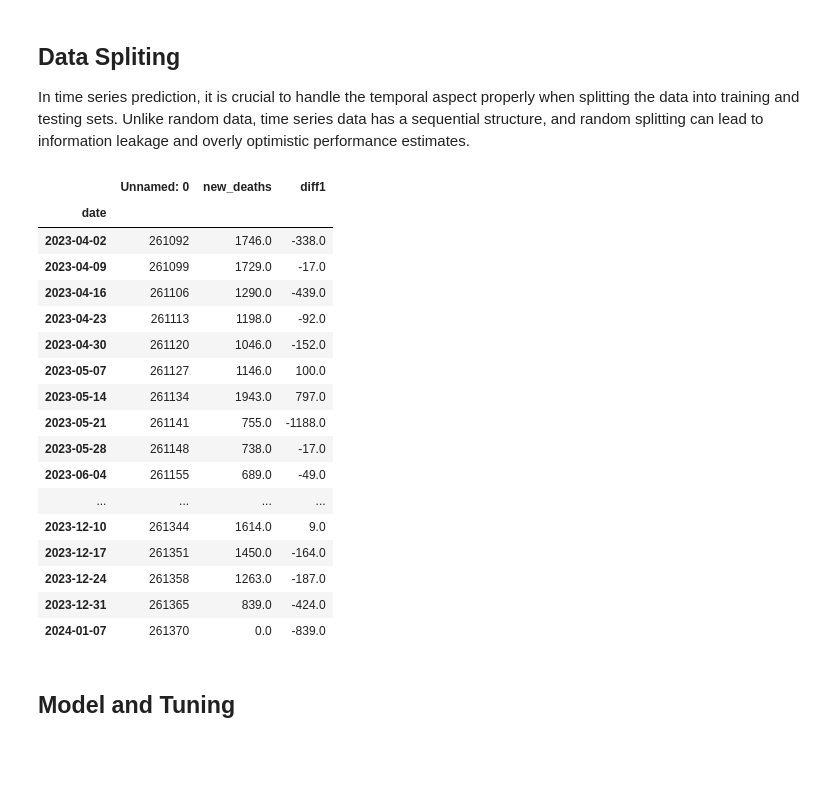
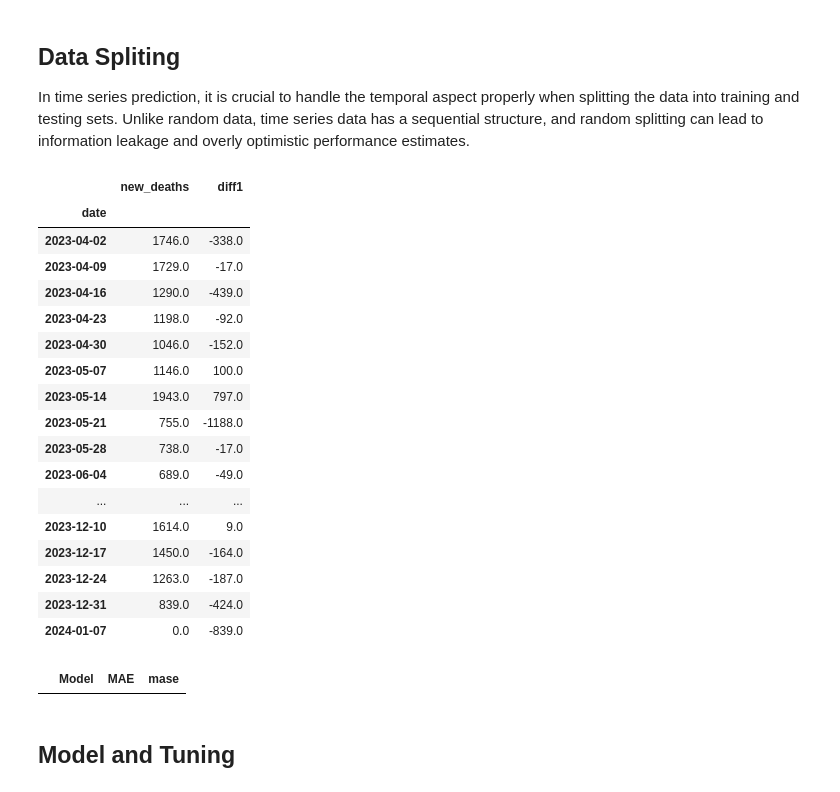
Before and after one commit to y-ginther/DS-Capstone, a Jupyter notebook: ARIMA_a.ipynb, the cells around one changed output. Saved outputs shown, nothing was run; the diff lists cells and outputs as text; code cells hidden in the pictures; blank space fills up the shorter version.

```diff
--- a/ARIMA_a.ipynb
+++ b/ARIMA_a.ipynb
@@ -97,35 +101,40 @@ for x in [czech, eston, franc, malay,belgi, chile, irela, israe, italy, us]:
     x = x.sort_index()
 # %%
 train_size = int(len(czech) * 0.8)
-czech_train, czech_test = czech[0:train_size], czech[train_size:]
-eston_train, eston_test = eston[0:train_size], eston[train_size:]
-franc_train, franc_test = franc[0:train_size], franc[train_size:]
-malay_train, malay_test = malay[0:train_size], malay[train_size:]
-belgi_train, belgi_test = belgi[0:train_size], belgi[train_size:]
-chile_train, chile_test = chile[0:train_size], chile[train_size:]
-irela_train, irela_test = irela[0:train_size], irela[train_size:]
-israe_train, israe_test = israe[0:train_size], israe[train_size:]
-italy_train, italy_test = italy[0:train_size], italy[train_size:]
-us_train, us_test = us[0:train_size], us[train_size:]
+czech_train, czech_test = czech[0:train_size], czech[train_size:].drop('Unnamed: 0', axis=1)
+eston_train, eston_test = eston[0:train_size], eston[train_size:].drop('Unnamed: 0', axis=1)
+franc_train, franc_test = franc[0:train_size], franc[train_size:].drop('Unnamed: 0', axis=1)
+malay_train, malay_test = malay[0:train_size], malay[train_size:].drop('Unnamed: 0', axis=1)
+belgi_train, belgi_test = belgi[0:train_size], belgi[train_size:].drop('Unnamed: 0', axis=1)
+chile_train, chile_test = chile[0:train_size], chile[train_size:].drop('Unnamed: 0', axis=1)
+irela_train, irela_test = irela[0:train_size], irela[train_size:].drop('Unnamed: 0', axis=1)
+israe_train, israe_test = israe[0:train_size], israe[train_size:].drop('Unnamed: 0', axis=1)
+italy_train, italy_test = italy[0:train_size], italy[train_size:].drop('Unnamed: 0', axis=1)
+us_train, us_test = us[0:train_size], us[train_size:].drop('Unnamed: 0', axis=1)
 us_test
 # %% [output]
-|  | Unnamed: 0 | new_deaths | diff1 |
-| date |  |  |  |
-| 2023-04-02 | 261092 | 1746.0 | -338.0 |
-| 2023-04-09 | 261099 | 1729.0 | -17.0 |
-| 2023-04-16 | 261106 | 1290.0 | -439.0 |
-| 2023-04-23 | 261113 | 1198.0 | -92.0 |
-| 2023-04-30 | 261120 | 1046.0 | -152.0 |
-| 2023-05-07 | 261127 | 1146.0 | 100.0 |
-| 2023-05-14 | 261134 | 1943.0 | 797.0 |
-| 2023-05-21 | 261141 | 755.0 | -1188.0 |
-| 2023-05-28 | 261148 | 738.0 | -17.0 |
-| 2023-06-04 | 261155 | 689.0 | -49.0 |
-| ... | ... | ... | ... |
-| 2023-12-10 | 261344 | 1614.0 | 9.0 |
-| 2023-12-17 | 261351 | 1450.0 | -164.0 |
-| 2023-12-24 | 261358 | 1263.0 | -187.0 |
-| 2023-12-31 | 261365 | 839.0 | -424.0 |
-| 2024-01-07 | 261370 | 0.0 | -839.0 |
+|  | new_deaths | diff1 |
+| date |  |  |
+| 2023-04-02 | 1746.0 | -338.0 |
+| 2023-04-09 | 1729.0 | -17.0 |
+| 2023-04-16 | 1290.0 | -439.0 |
+| 2023-04-23 | 1198.0 | -92.0 |
+| 2023-04-30 | 1046.0 | -152.0 |
+| 2023-05-07 | 1146.0 | 100.0 |
+| 2023-05-14 | 1943.0 | 797.0 |
+| 2023-05-21 | 755.0 | -1188.0 |
+| 2023-05-28 | 738.0 | -17.0 |
+| 2023-06-04 | 689.0 | -49.0 |
+| ... | ... | ... |
+| 2023-12-10 | 1614.0 | 9.0 |
+| 2023-12-17 | 1450.0 | -164.0 |
+| 2023-12-24 | 1263.0 | -187.0 |
+| 2023-12-31 | 839.0 | -424.0 |
+| 2024-01-07 | 0.0 | -839.0 |
+# %%
+metrics_df = pd.DataFrame(columns=['Model', 'MAE', 'mase'])
+metrics_df
+# %% [output]
+|  | Model | MAE | mase |
 # %% [markdown]
 ## Model and Tuning
```
Also changed, not shown: parts of 24 cells of this notebook, 3 other files.
